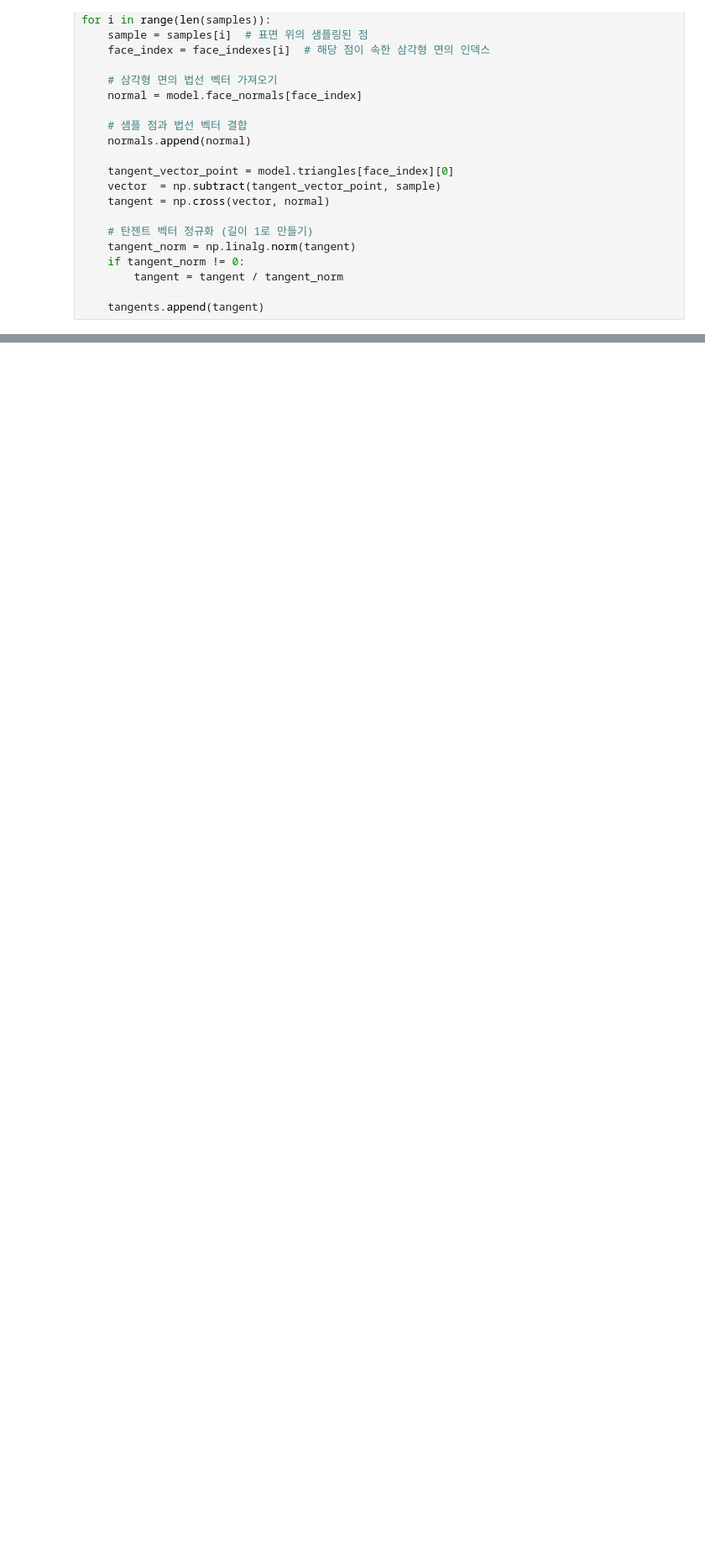
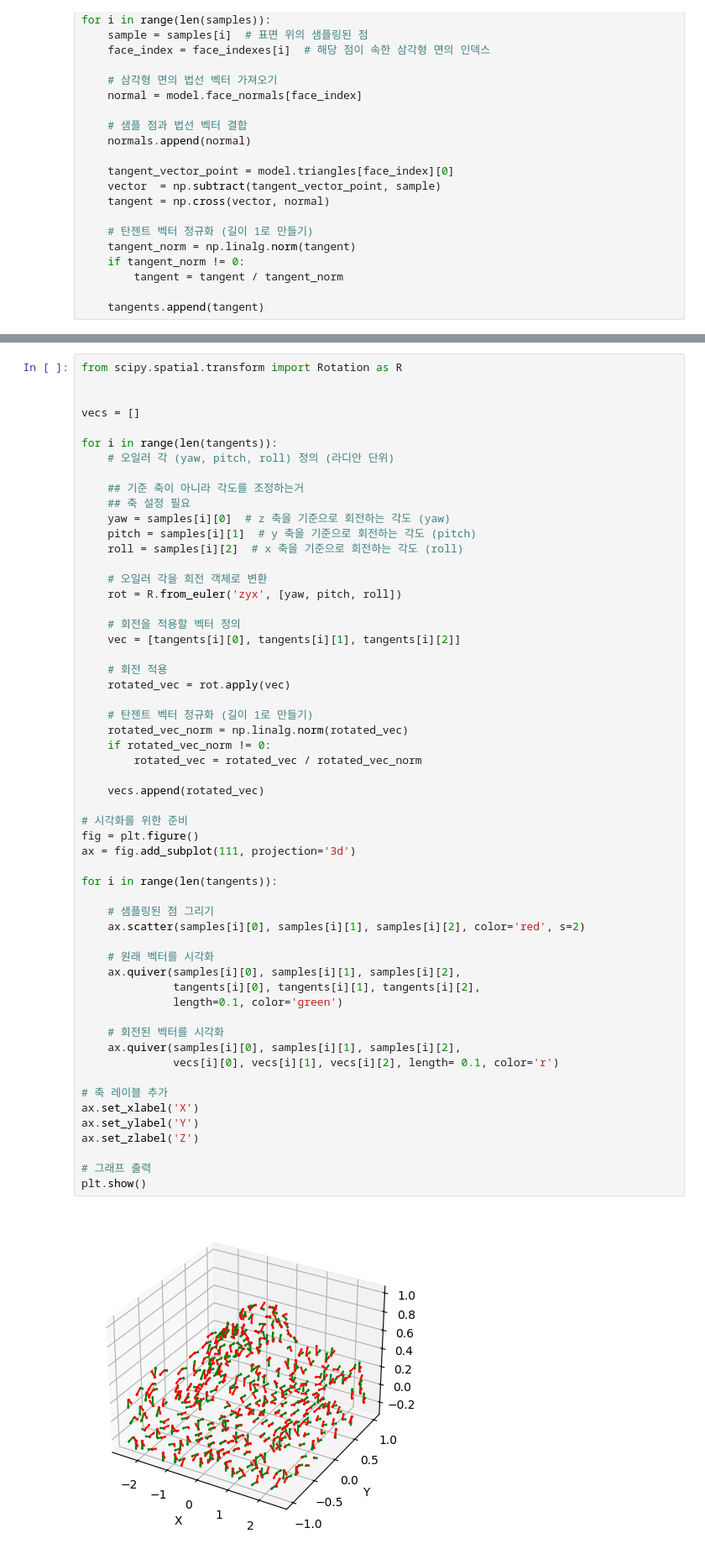
Before and after one commit to vinca0224/3D, a Jupyter notebook: sampleAndNormal.ipynb, the cells around one changed output, grey strips where cells are left out. Shown at 84% size. Saved outputs shown, nothing was run; the diff lists cells and outputs as text; blank space fills up the shorter version.

```diff
--- a/sampleAndNormal.ipynb
+++ b/sampleAndNormal.ipynb
@@ -65,0 +66,58 @@ plt.show()
+# %%
+from scipy.spatial.transform import Rotation as R
+
+
+vecs = []
+
+for i in range(len(tangents)):
+    # 오일러 각 (yaw, pitch, roll) 정의 (라디안 단위)
+
+    ## 기준 축이 아니라 각도를 조정하는거
+    ## 축 설정 필요
+    yaw = samples[i][0]  # z 축을 기준으로 회전하는 각도 (yaw)
+    pitch = samples[i][1]  # y 축을 기준으로 회전하는 각도 (pitch)
+    roll = samples[i][2]  # x 축을 기준으로 회전하는 각도 (roll)
+
+    # 오일러 각을 회전 객체로 변환
+    rot = R.from_euler('zyx', [yaw, pitch, roll])
+
+    # 회전을 적용할 벡터 정의
+    vec = [tangents[i][0], tangents[i][1], tangents[i][2]]
+
+    # 회전 적용
+    rotated_vec = rot.apply(vec)
+
+    # 탄젠트 벡터 정규화 (길이 1로 만들기)
+    rotated_vec_norm = np.linalg.norm(rotated_vec)
+    if rotated_vec_norm != 0:
+        rotated_vec = rotated_vec / rotated_vec_norm
+
+    vecs.append(rotated_vec)
+
+# 시각화를 위한 준비
+fig = plt.figure()
+ax = fig.add_subplot(111, projection='3d')
+
+for i in range(len(tangents)):
+
+    # 샘플링된 점 그리기
+    ax.scatter(samples[i][0], samples[i][1], samples[i][2], color='red', s=2)
+
+    # 원래 벡터를 시각화
+    ax.quiver(samples[i][0], samples[i][1], samples[i][2],
+              tangents[i][0], tangents[i][1], tangents[i][2],
+              length=0.1, color='green')
+
+    # 회전된 벡터를 시각화
+    ax.quiver(samples[i][0], samples[i][1], samples[i][2],
+              vecs[i][0], vecs[i][1], vecs[i][2], length= 0.1, color='r')
+
+# 축 레이블 추가
+ax.set_xlabel('X')
+ax.set_ylabel('Y')
+ax.set_zlabel('Z')
+
+# 그래프 출력
+plt.show()
+# %% [output]
+[figure, added]
```
Also changed, not shown: parts of 1 cell of this notebook.
